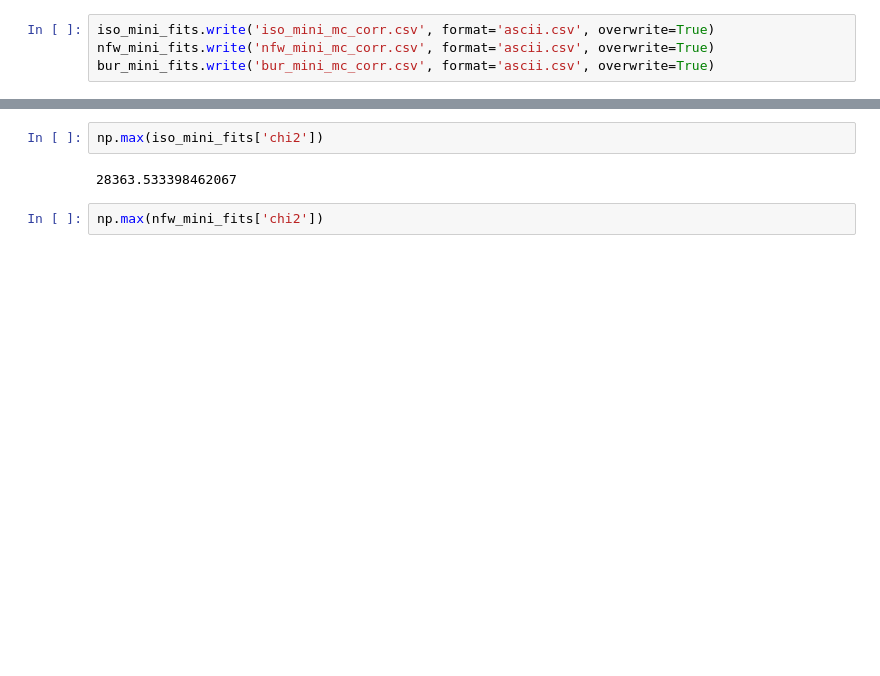
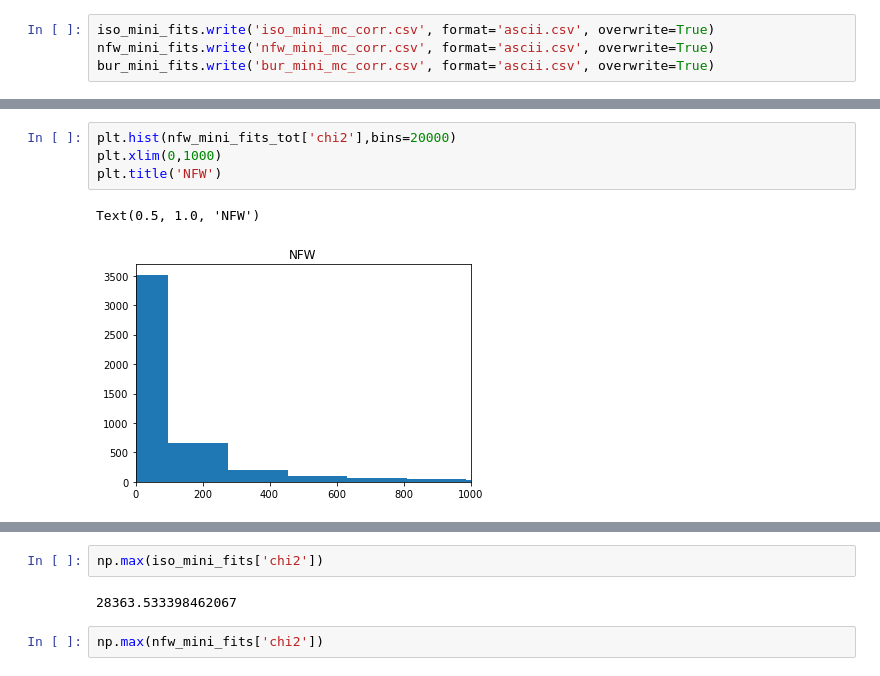
Before and after one commit to yzh250/RotationCurve, a Jupyter notebook: 2D_RC/main/Notebooks/MCMC_minimize_merge.ipynb, the cells around one changed output, grey strips where cells are left out. Cells and saved outputs as stored; diff of their text form; blank space fills up the shorter version.

```diff
--- a/2D_RC/main/Notebooks/MCMC_minimize_merge.ipynb
+++ b/2D_RC/main/Notebooks/MCMC_minimize_merge.ipynb
@@ -747,0 +960,7 @@ bur_mini_fits.write('bur_mini_mc_corr.csv', format='ascii.csv', overwrite=True)
+# %%
+plt.hist(nfw_mini_fits_tot['chi2'],bins=20000)
+plt.xlim(0,1000)
+plt.title('NFW')
+# %% [output]
+Text(0.5, 1.0, 'NFW')
+[figure, added]
```
Also changed, not shown: parts of 17 cells of this notebook, 35 other files.
